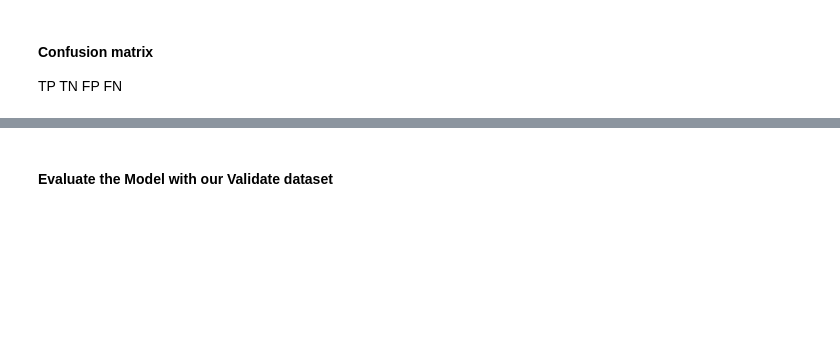
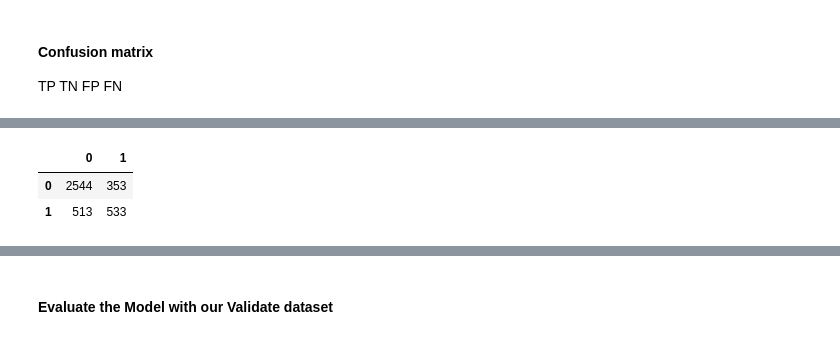
Before and after one commit to hrodjr/telco-churn-classification-project, a Jupyter notebook: scratch_telco.ipynb, the cells around one changed output, grey strips where cells are left out. Saved outputs shown, nothing was run; the diff lists cells and outputs as text; code cells hidden in the pictures; blank space fills up the shorter version.

```diff
--- a/scratch_telco.ipynb
+++ b/scratch_telco.ipynb
@@ -552,5 +837,9 @@ y_train.value_counts()
 # %%
 labels = sorted(y_train.unique())
 
-pd.DataFrame(confusion_matrix(y_train, y_pred), index=labels, columns=labels)
+pd.DataFrame(confusion_matrix(y_train, y_predictions), index=labels, columns=labels)
+# %% [output]
+|  | 0 | 1 |
+| 0 | 2544 | 353 |
+| 1 | 513 | 533 |
 # %%
```
Also changed, not shown: parts of 36 cells of this notebook.
